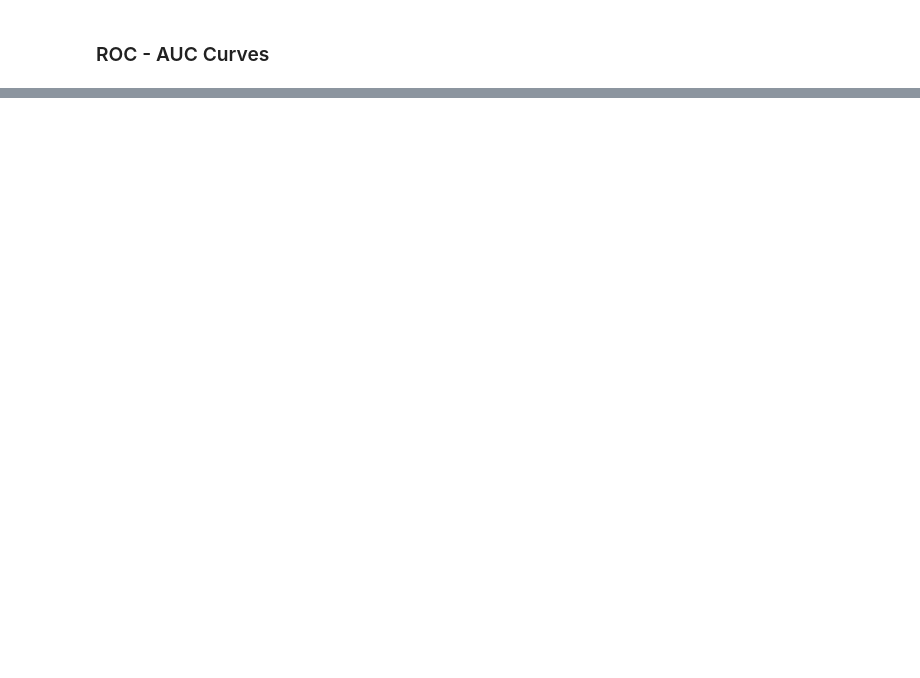
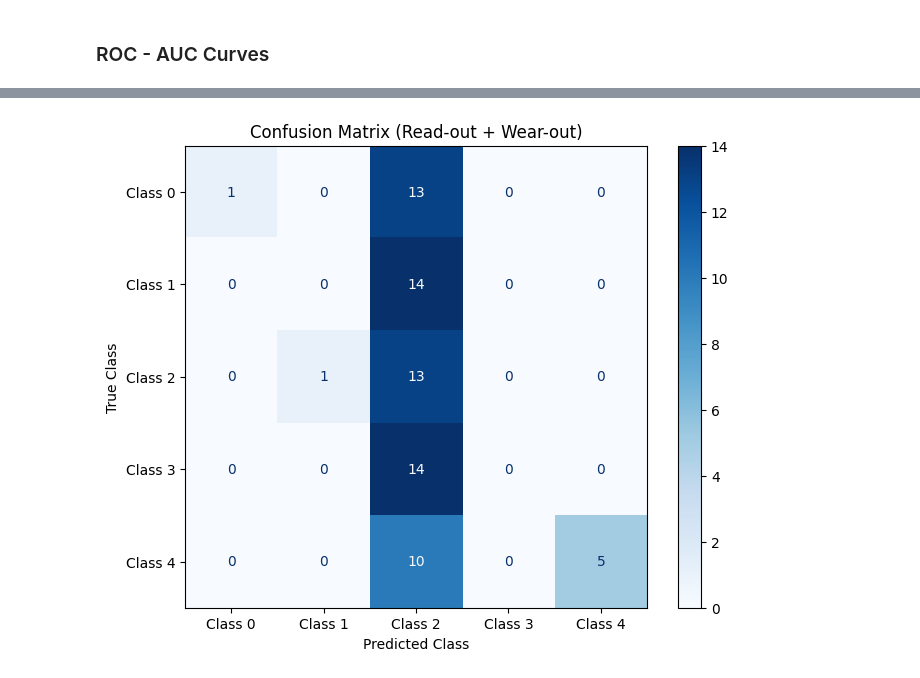
Before and after one commit to colinedsall/ofdspm, a Jupyter notebook: hybrid_model.ipynb, the cells around one changed output, grey strips where cells are left out. Cells and saved outputs as stored; diff of their text form; code cells hidden in the pictures; blank space fills up the shorter version.

```diff
--- a/hybrid_model.ipynb
+++ b/hybrid_model.ipynb
@@ -1762,0 +1844,99 @@ Per-Class AUC Scores:
+# %%
+import os
+import re
+import numpy as np
+import matplotlib.pyplot as plt
+from sklearn.metrics import confusion_matrix, ConfusionMatrixDisplay
+
+def generate_labels_from_scan_indices(scan_indices):
+    sorted_indices = sorted(scan_indices)
+    total_samples = len(sorted_indices)
+    samples_per_group = total_samples / 5.0
+
+    index_to_label = {}
+    for i, idx in enumerate(sorted_indices):
+        label = min(int(i / samples_per_group), 4)
+        index_to_label[idx] = label
+
+    labels = [index_to_label[idx] for idx in scan_indices]
+    return labels
+
+def get_all_ibw_files(folder, recursive=True):
+    """Return a list of all .ibw files in a folder (optionally recursive)"""
+    ibw_files = []
+    if recursive:
+        for root, dirs, files in os.walk(folder):
+            for f in files:
+                if f.lower().endswith('.ibw'):
+                    ibw_files.append(os.path.join(root, f))
+    else:
+        ibw_files = [os.path.join(folder, f) for f in os.listdir(folder) if f.lower().endswith('.ibw')]
+    return ibw_files
+
+def compute_confusion_matrix_from_multiple_folders(parent_folder, subfolders, model, transform, num_classes=5, title="Confusion Matrix"):
+    """
+    Reads .ibw files from multiple subfolders, predicts classes, and plots the confusion matrix.
+    True classes are assigned by splitting scan indices into equal groups.
+    """
+    all_files = []
+    for sub in subfolders:
+        folder_path = os.path.join(parent_folder, sub)
+        files = get_all_ibw_files(folder_path)
+        print(f"Found {len(files)} files in {folder_path}")
+        all_files.extend(files)
+
+    if not all_files:
+        print(f"No .ibw files found in specified folders: {subfolders}")
+        return None
+
+    scan_indices = [extract_scan_index_from_filename(f) for f in all_files]
+
+    # Sort files and scan indices together
+    sorted_pairs = sorted(zip(scan_indices, all_files), key=lambda x: x[0])
+    sorted_scan_indices, sorted_files = zip(*sorted_pairs)
+    total_files = len(sorted_files)
+
+    # True classes
+    true_classes = generate_labels_from_scan_indices(sorted_scan_indices)
+
+    # Predict classes
+    predicted_classes = []
+
+    results = predict_with_training_metadata(
+        model, list(sorted_files), model_metadata_path, device='cuda' if torch.cuda.is_available() else 'cpu'
+    )
+    predicted_classes = [r['predicted_class'] for r in results]
+
+
+    # Ensure integer dtype
+    true_classes = np.array(true_classes, dtype=int)
+    predicted_classes = np.array(predicted_classes, dtype=int)
+
+    print("Unique true labels:", np.unique(true_classes))
+    print("Unique predicted labels:", np.unique(predicted_classes))
+
+
+    # Confusion Matrix
+    cm = confusion_matrix(true_classes, predicted_classes, labels=list(range(num_classes)))
+    disp = ConfusionMatrixDisplay(confusion_matrix=cm, display_labels=[f"Class {i}" for i in range(num_classes)])
+    fig, ax = plt.subplots(figsize=(8, 6))
+    disp.plot(ax=ax, cmap='Blues')
+    plt.title(title)
+    plt.xlabel("Predicted Class")
+    plt.ylabel("True Class")
+    plt.show()
+    return cm
+
+# Example usage:
+device = "cuda" if torch.cuda.is_available() else "cpu"
+# Make sure model_path is a string and transform is a Compose object
+model = load_trained_model(model_path, device=device)
+compute_confusion_matrix_from_multiple_folders(
+    parent_folder="exp_data/June 18/",
+    subfolders=["read_out", "wear_out"],
+    model=model,
+    transform=transform,
+    num_classes=5,
+    title="Confusion Matrix (Read-out + Wear-out)"
+)
+# %% [output]
@@ -1762,0 +1960 @@ Per-Class AUC Scores:
+[figure, added]
```
Also changed, not shown: parts of 8 cells of this notebook, 1 other file.
